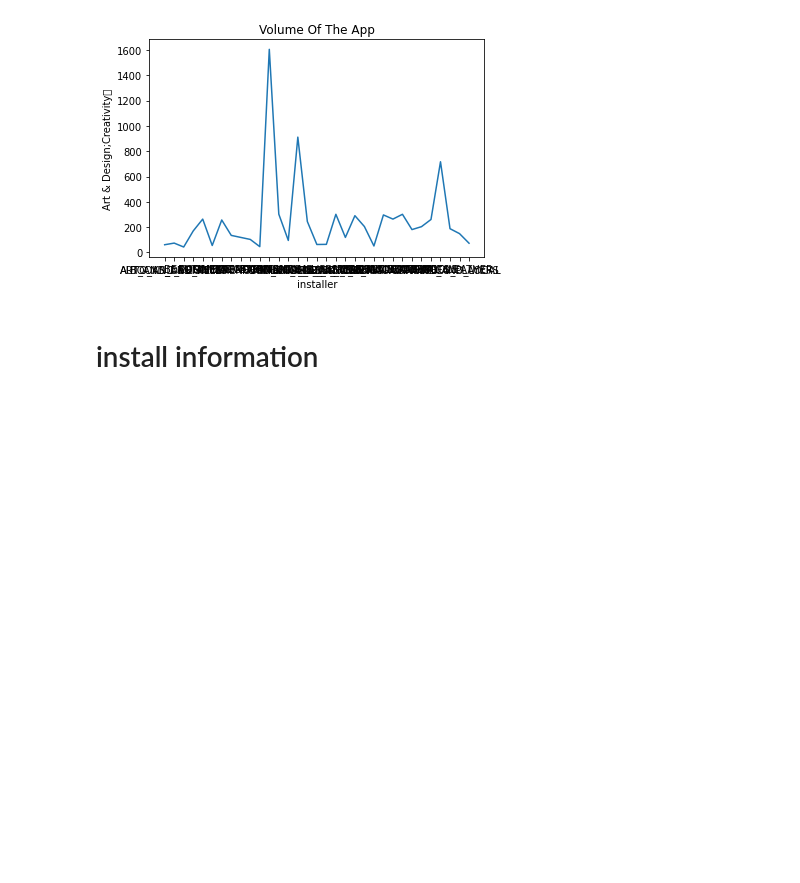
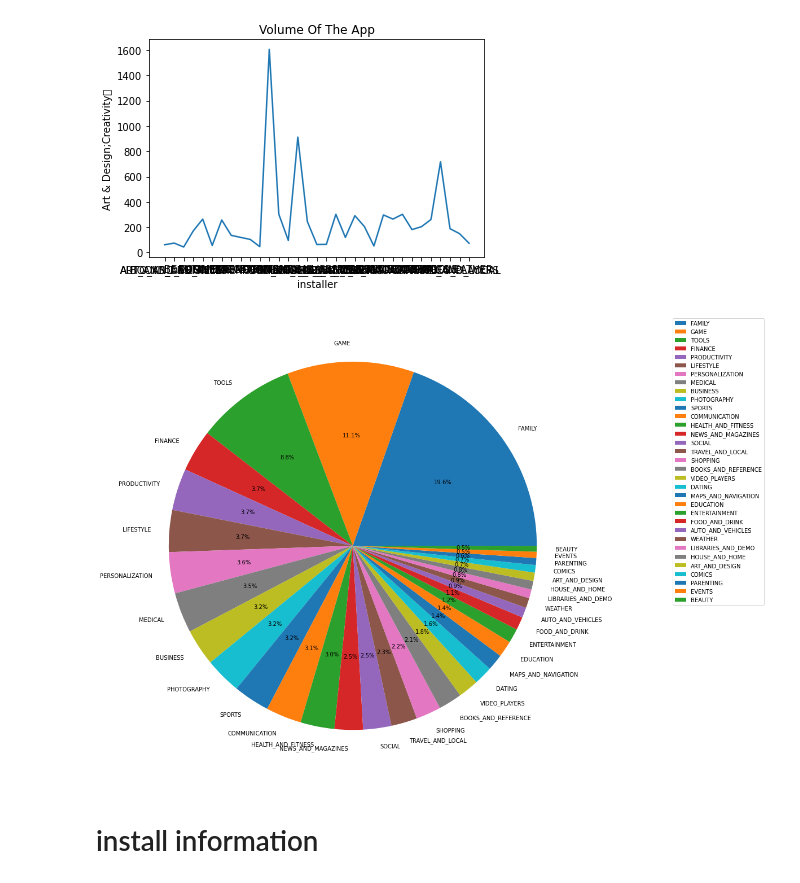
Before and after one commit to PratikshaChimankar/CAPSTONE-PROJECT-1--Play-Store-App-Review-Analysis, a Jupyter notebook: PSARA_Capstone_Project.ipynb, the cells around one changed output. Cells and saved outputs as stored; diff of their text form; code cells hidden in the pictures; blank space fills up the shorter version.

```diff
--- a/PSARA_Capstone_Project.ipynb
+++ b/PSARA_Capstone_Project.ipynb
@@ -191,6 +217,16 @@ plt.xlabel('installer')
 # %% [output]
 Text(0.5, 0, 'installer')
 [figure]
+# %%
+mista = data1['Category'].value_counts().reset_index()
+plt.figure(figsize=(20,15))
+ax = plt.subplot(111)
+plt.pie(x = mista['Category'], labels= mista['index'])
+plt.legend()
+ax.legend(bbox_to_anchor=(1.4, 1))
+plt.show()
+# %% [output]
+[figure, added]
 # %% [markdown]
 # install information
 # %%
```
Also changed, not shown: parts of 8 cells of this notebook.
